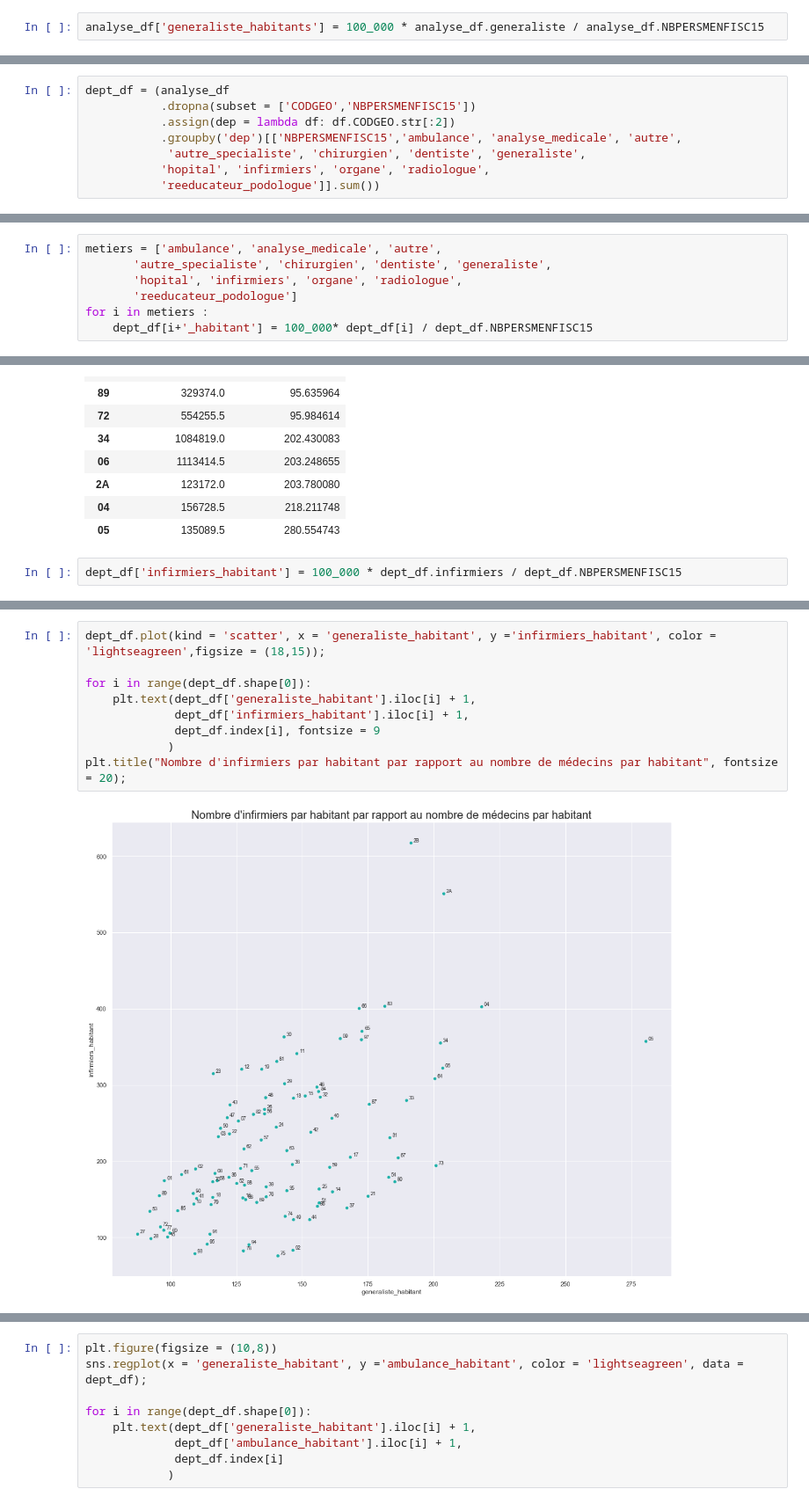
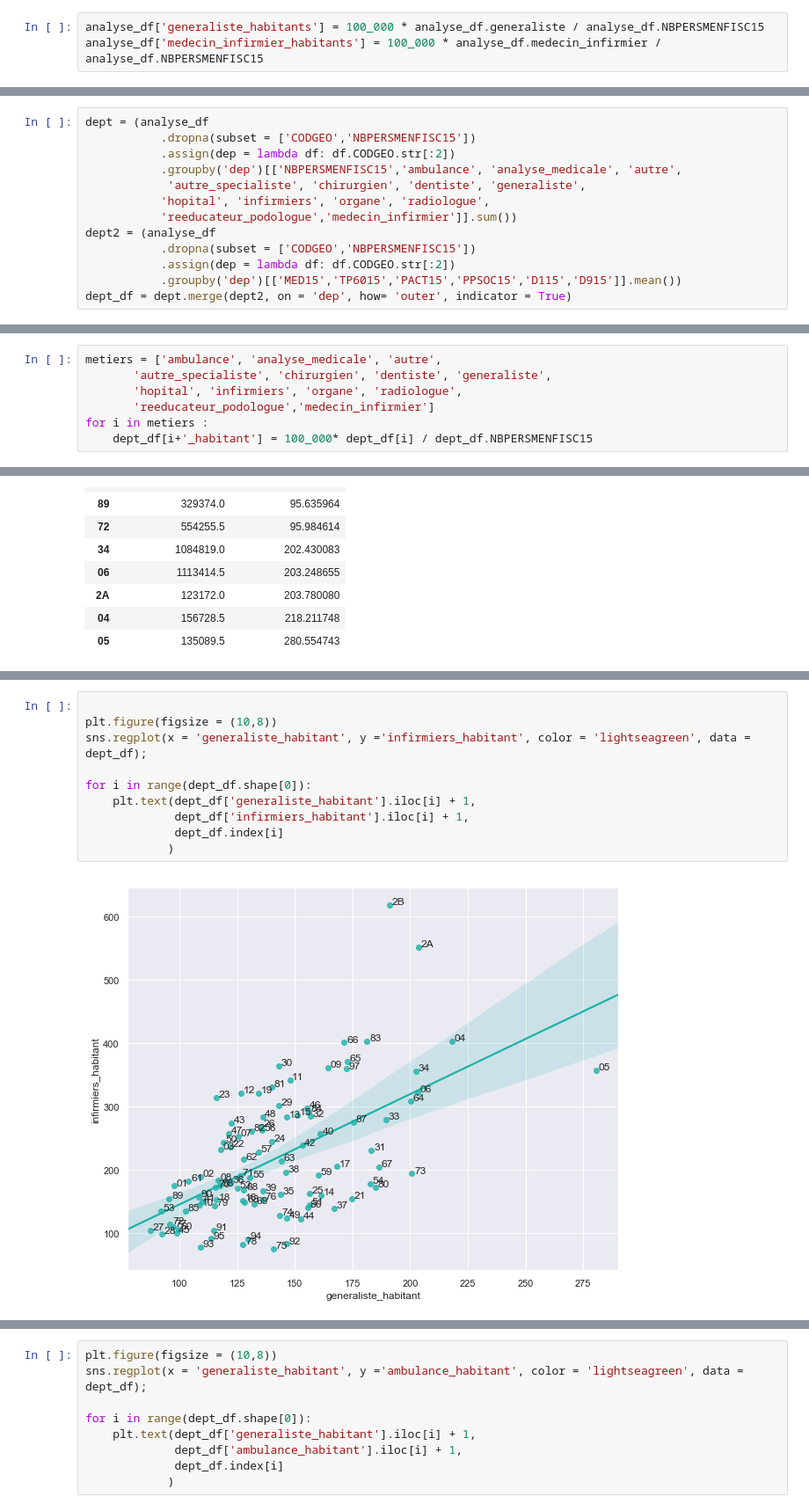
Before and after one commit to MarieMartin723/deserts-medicaux, a Jupyter notebook: notebooks/analyse_deserts.ipynb, the cells around one changed output, grey strips where cells are left out. Shown at 88% size. Drawn from its saved outputs; the diff is of its cells as text.

```diff
--- a/notebooks/analyse_deserts.ipynb
+++ b/notebooks/analyse_deserts.ipynb
@@ -110,3 +143,4 @@ sns.set()
 [figure]
 # %%
 analyse_df['generaliste_habitants'] = 100_000 * analyse_df.generaliste / analyse_df.NBPERSMENFISC15
+analyse_df['medecin_infirmier_habitants'] = 100_000 * analyse_df.medecin_infirmier / analyse_df.NBPERSMENFISC15
@@ -179,8 +241,13 @@ On supprime toute ligne ayant un missing code commune, ou pas de population.
 # %%
-dept_df = (analyse_df
+dept = (analyse_df
            .dropna(subset = ['CODGEO','NBPERSMENFISC15'])
            .assign(dep = lambda df: df.CODGEO.str[:2])
            .groupby('dep')[['NBPERSMENFISC15','ambulance', 'analyse_medicale', 'autre',
             'autre_specialiste', 'chirurgien', 'dentiste', 'generaliste',
            'hopital', 'infirmiers', 'organe', 'radiologue',
-           'reeducateur_podologue']].sum())
+           'reeducateur_podologue','medecin_infirmier']].sum())
+dept2 = (analyse_df
+           .dropna(subset = ['CODGEO','NBPERSMENFISC15'])
+           .assign(dep = lambda df: df.CODGEO.str[:2])
+           .groupby('dep')[['MED15','TP6015','PACT15','PPSOC15','D115','D915']].mean())
+dept_df = dept.merge(dept2, on = 'dep', how= 'outer', indicator = True)
@@ -188,7 +266,7 @@ dept_df = (analyse_df
 metiers = ['ambulance', 'analyse_medicale', 'autre',
        'autre_specialiste', 'chirurgien', 'dentiste', 'generaliste',
        'hopital', 'infirmiers', 'organe', 'radiologue',
-       'reeducateur_podologue']
+       'reeducateur_podologue','medecin_infirmier']
 for i in metiers :
     dept_df[i+'_habitant'] = 100_000* dept_df[i] / dept_df.NBPERSMENFISC15
 # %%
@@ -266,5 +347,3 @@ pd.concat([
 | 2A | 123172.0 | 203.780080 |
 | 04 | 156728.5 | 218.211748 |
 | 05 | 135089.5 | 280.554743 |
-# %%
-dept_df['infirmiers_habitant'] = 100_000 * dept_df.infirmiers / dept_df.NBPERSMENFISC15
@@ -271,11 +366,12 @@ dept_df['infirmiers_habitant'] = 100_000 * dept_df.infirmiers / dept_df.NBPERSME
 # %%
-dept_df.plot(kind = 'scatter', x = 'generaliste_habitant', y ='infirmiers_habitant', color = 'lightseagreen',figsize = (18,15));
+
+plt.figure(figsize = (10,8))
+sns.regplot(x = 'generaliste_habitant', y ='infirmiers_habitant', color = 'lightseagreen', data = dept_df);
 
 for i in range(dept_df.shape[0]):
     plt.text(dept_df['generaliste_habitant'].iloc[i] + 1,
              dept_df['infirmiers_habitant'].iloc[i] + 1,
-             dept_df.index[i], fontsize = 9
+             dept_df.index[i]
             )
-plt.title("Nombre d'infirmiers par habitant par rapport au nombre de médecins par habitant", fontsize = 20);
 # %% [output]
-[figure, old version]
+[figure, new version]
```
Also changed, not shown: parts of 55 cells of this notebook.
